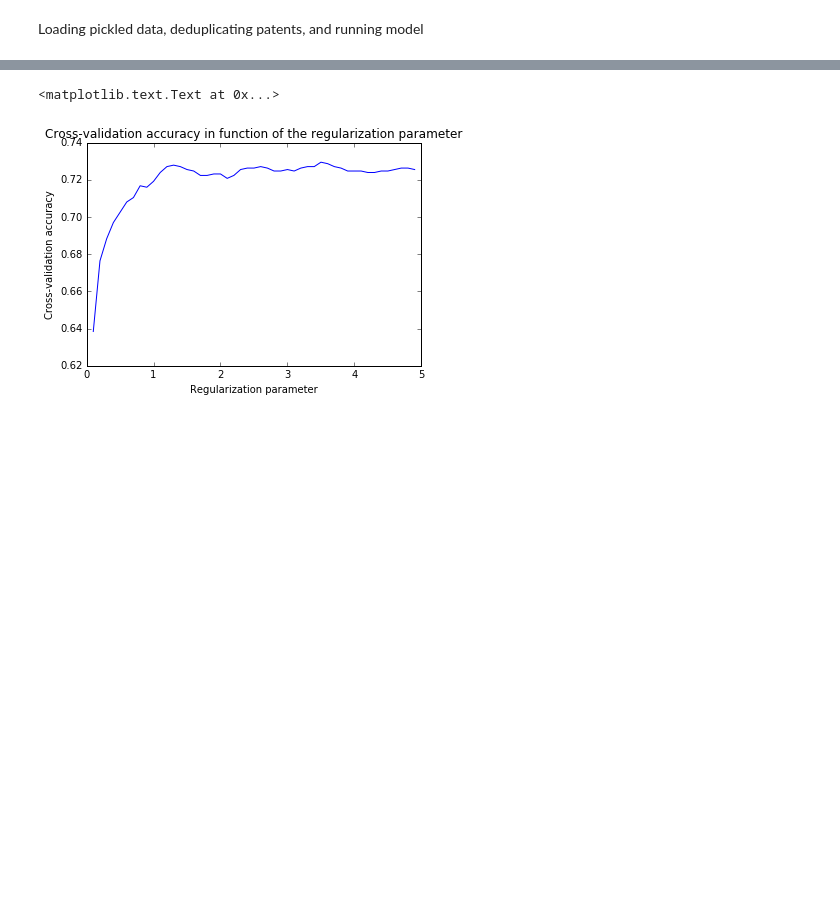
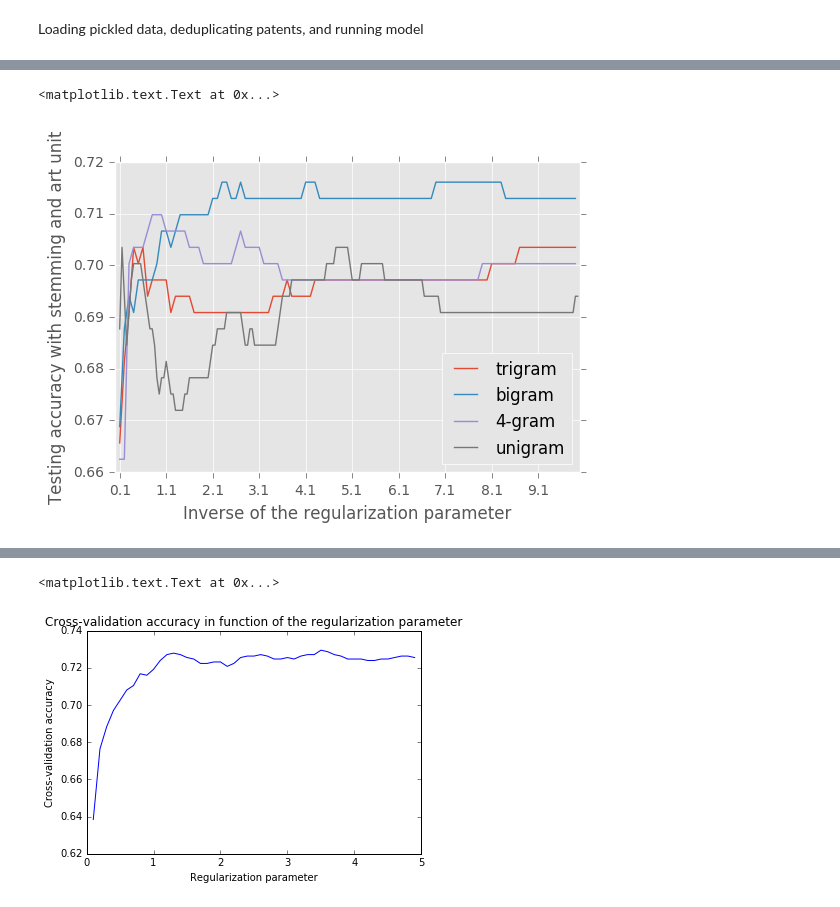
Before and after one commit to davidjwiner/cal-patent-lab, a Jupyter notebook: lib/notebooks/PTAB_predict_invalidation_final.ipynb, the cells around one changed output, grey strips where cells are left out. Drawn from its saved outputs; the diff is of its cells as text; code cells hidden in the pictures; blank space fills up the shorter version.

```diff
--- a/lib/notebooks/PTAB_predict_invalidation_final.ipynb
+++ b/lib/notebooks/PTAB_predict_invalidation_final.ipynb
@@ -237,0 +107,6 @@ Recall is 0.166666666667
+# %%
+classifier = LinearSVC(random_state=20)
+train_model(X_train, y_train, X_test, y_test, classifier, False)
+train_model(X_train_stemmed, y_train, X_test_stemmed, y_test, classifier, False)
+train_model(X_train_art, y_train_art, X_test_art, y_test_art, classifier, False)
+train_model(X_train_all, y_train_all, X_test_all, y_test_all, classifier, False)
@@ -237,0 +191,5 @@ Recall is 0.166666666667
+# %%
+bi_X_train, y_train, bi_X_test, y_test = transform_text(X, None, y, (1,2))
+bi_X_train_stemmed, y_train_stemmed, bi_X_test_stemmed, y_test_stemmed = transform_text(new_X, None, y, (1, 2))
+# bi_X_train_art, y_train_art, bi_X_test_art, y_test_art = transform_text(new_X, meta_X_art, y, (1, 2))
+# bi_X_train_all, y_train_all, bi_X_test_all, y_test_all = transform_text(new_X, meta_X_pet_art, y, (1, 2))
@@ -237,0 +209,2 @@ Recall is 0.166666666667
+# %%
+tri_X_train_stemmed, y_train_stemmed, tri_X_test_stemmed, y_test_stemmed = transform_text(new_X, meta_X_art, y, (1, 3))
@@ -237,0 +216,21 @@ Recall is 0.166666666667
+# %%
+score_svc_stem_art_quad = []
+score_svc_stem_art_tri = []
+score_svc_stem_art_bi = []
+
+# bi_X_train_stemmed, y_train_stemmed, bi_X_test_stemmed, y_test_stemmed = transform_text(new_X, meta_X_art, y, (1, 2))
+
+quad_X_train_stemmed, y_train_stemmed, quad_X_test_stemmed, quad_test_stemmed = transform_text(new_X, meta_X_art, y, (1, 4))
+# score_svc_stem_quad = []
+
+for C in np.arange(0.1, 10, 0.1):
+    print(C)
+    classifier = LinearSVC(C=C)
+    model, accuracy = train_model(quad_X_train_stemmed, y_train, quad_X_test_stemmed, y_test, classifier)
+    score_svc_stem_art_quad.append(accuracy)
+
+    model, accuracy = train_model(bi_X_train_stemmed, y_train, bi_X_test_stemmed, y_test, classifier)
+    score_svc_stem_art_bi.append(accuracy)
+
+    model, accuracy = train_model(tri_X_train_stemmed, y_train, tri_X_test_stemmed, y_test, classifier)
+    score_svc_stem_art_tri.append(accuracy)
@@ -237,0 +255,12 @@ Recall is 0.166666666667
+# %%
+plt.plot(np.arange(0.1, 10, 0.1), score_svc_stem_art_tri, label='trigram')
+plt.plot(np.arange(0.1, 10, 0.1), score_svc_stem_art_bi, label='bigram')
+plt.plot(np.arange(0.1, 10, 0.1), score_svc_stem_art_quad, label='4-gram')
+plt.plot(np.arange(0.1, 10, 0.05), score['svc']['art_unit'], label='unigram')
+plt.legend(loc=4, fontsize=12)
+plt.xticks(np.arange(0.1, 10, 1))
+plt.xlabel('Inverse of the regularization parameter')
+plt.ylabel('Testing accuracy with stemming and art unit')
+# %% [output]
+<matplotlib.text.Text at 0x...>
+[figure, added]
```
Also changed, not shown: parts of 63 cells of this notebook.
